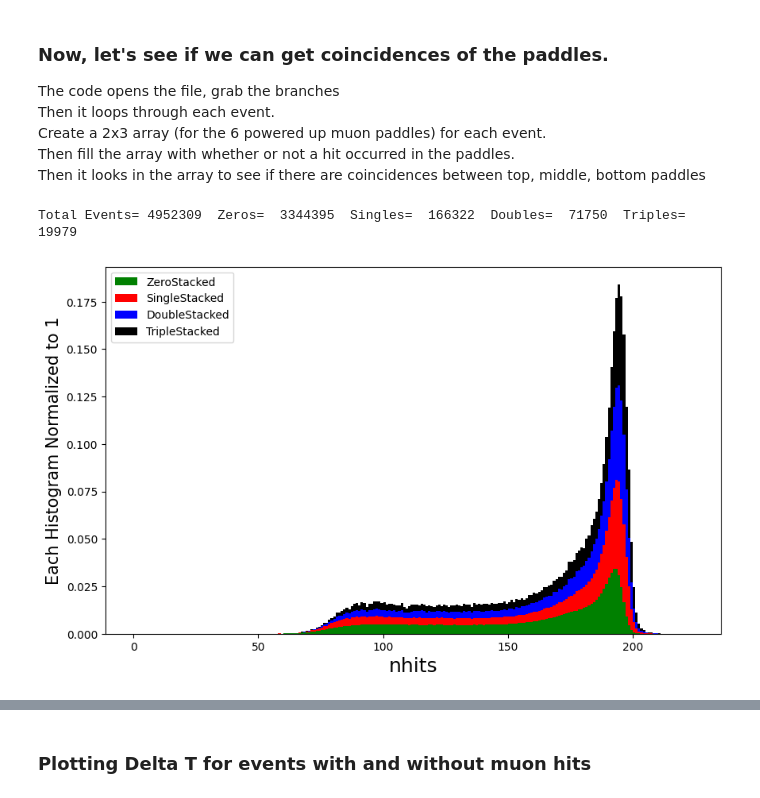
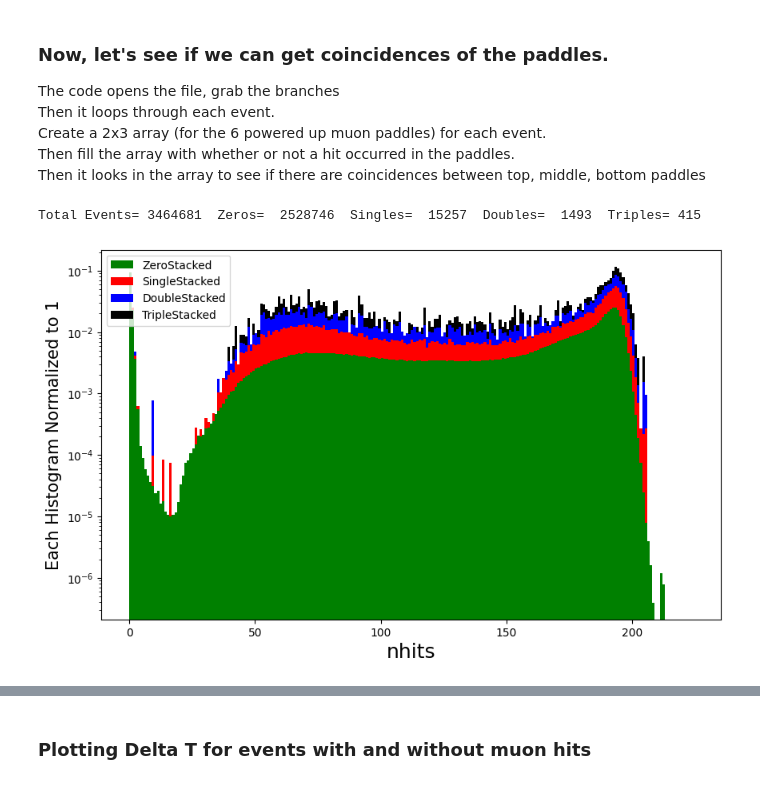
Before and after one commit to wtoslac/EosAnalyses, a Jupyter notebook: Wing/MuonAnalysis.ipynb, the cells around one changed output, grey strips where cells are left out. Cells and saved outputs as stored; diff of their text form; code cells hidden in the pictures.

```diff
--- a/Wing/MuonAnalysis.ipynb
+++ b/Wing/MuonAnalysis.ipynb
@@ -93,8 +69,8 @@ import matplotlib.pyplot as plt
 import matplotlib.colors as colors
 
 #run_number = "357"
-#run_number = "408" #6 hour run with MTCA@120mV prescale of 10
-run_number = "417" #6 hour run with no prescale
+run_number = "408" #6 hour run with MTCA@120mV prescale of 10
+#run_number = "417" #6 hour run with no prescale
 
 rdf = ROOT.RDataFrame("events","/mnt/data/eos/run"+run_number+"/run"+run_number+".root")
 nhit = rdf.AsNumpy(columns=["nhit"])["nhit"]
@@ -136,33 +112,34 @@ for iEvt in range(0,len(event_number)):
 
     if(MuonHits[1,0] or MuonHits[1,2]):
         nSingle+=1
         nhitSingle.append(nhit[iEvt])
         if(MuonHits[1,1] or MuonHits[0,2]):
             #print("Double!",iEvt)
             nDouble+=1
             nhitDouble.append(nhit[iEvt])
             if(MuonHits[0,0] or MuonHits[0,1]):
                 #print("Triple!",iEvt)
                 nTriple+=1
                 nhitTriple.append(nhit[iEvt])
 
 print("Total Events=",len(event_number)," Zeros= ",nZero," Singles= ",nSingle," Doubles= ",nDouble, " Triples=",nTriple)
 plt.figure(figsize=(10,6))
 
 weightsZero = np.ones_like(nhitZero) / len(nhitZero)
 weightsSingle = np.ones_like(nhitSingle) / len(nhitSingle)
 weightsDouble = np.ones_like(nhitDouble) / len(nhitDouble)
 weightsTriple = np.ones_like(nhitTriple) / len(nhitTriple)
 
 plt.hist([nhitZero,nhitSingle,nhitDouble,nhitTriple],weights=[weightsZero,weightsSingle,weightsDouble,weightsTriple],label=["ZeroStacked","SingleStacked","DoubleStacked","TripleStacked"],
          color=["green","red","blue","black"],bins=range(0,225), stacked=True)
 #plt.hist(nhitZero,color="green",alpha=0.7,label="ZeroNOTStacked",bins=range(0,225),density=True)
 
 plt.xlabel("nhits",fontsize=18)
 plt.ylabel("Each Histogram Normalized to 1",fontsize=15)
 plt.legend()
-#plt.yscale('log')
+plt.yscale('log')
+plt.ylim(1e-4,2e-1)
 plt.show()
 # %% [output]
-Total Events= 4952309  Zeros=  3344395  Singles=  166322  Doubles=  71750  Triples= 19979
+Total Events= 3464681  Zeros=  2528746  Singles=  15257  Doubles=  1493  Triples= 415
-[figure, old version]
+[figure, new version]
```
Also changed, not shown: parts of 17 cells of this notebook.
